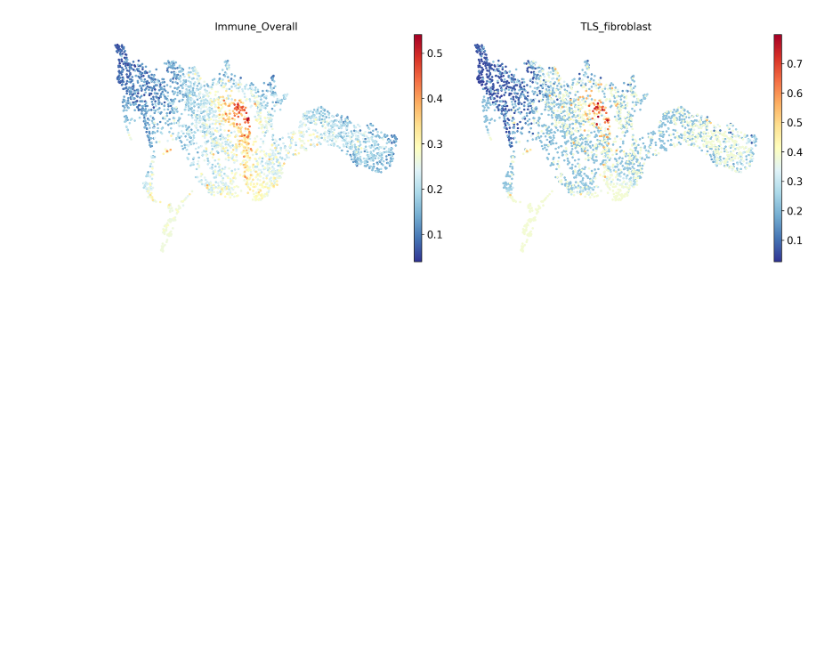
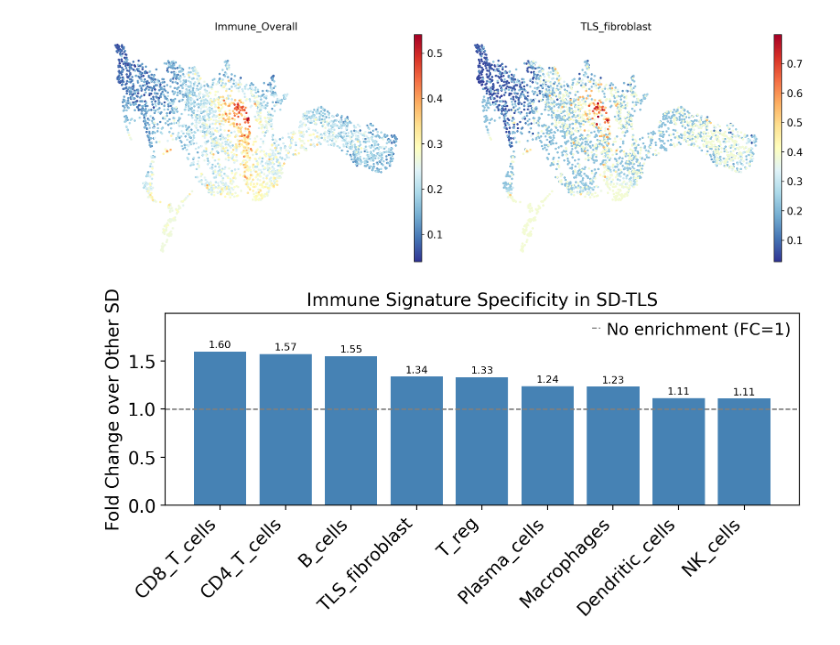
Before and after one commit to atticuszhou288-maker/Final-Project-of-Data-Science-for-Biology-and-Medicine, a Jupyter notebook: Spatial_Analysis.ipynb, the cells around one changed output. Drawn from its saved outputs; the diff is of its cells as text; code cells hidden in the pictures; blank space fills up the shorter version.

```diff
--- a/Spatial_Analysis.ipynb
+++ b/Spatial_Analysis.ipynb
@@ -336,3 +301,43 @@ plt.savefig('umap_immune_heatmap.png', dpi=150)
 plt.show()
 # %% [output]
 [figure]
+# %%
+adata = sc.read("train_valid_immune_analyzed.h5ad")
+import matplotlib.pyplot as plt
+import pandas as pd
+import numpy as np
+
+key_cts = ['CD8_T_cells', 'CD4_T_cells', 'T_reg', 'B_cells', 'Plasma_cells',
+           'NK_cells', 'Macrophages', 'Dendritic_cells', 'TLS_fibroblast']
+key_cts = [c for c in key_cts if c in adata.obs.columns]
+
+domain_means = adata.obs.groupby('spatial_domain')[key_cts].mean()
+global_means = domain_means.drop('SD-TLS').mean()
+tls_means = domain_means.loc['SD-TLS']
+
+enrichment_fc = tls_means / global_means
+
+enrichment_fc = enrichment_fc.sort_values(ascending=False)
+
+fig, ax = plt.subplots(figsize=(8, 4))
+bars = ax.bar(enrichment_fc.index, enrichment_fc.values, color='steelblue')
+ax.axhline(y=1.0, color='gray', linestyle='--', linewidth=1, label='No enrichment (FC=1)')
+ax.set_ylabel('Fold Change over Other SD')
+ax.set_title('Immune Signature Specificity in SD-TLS')
+ax.legend()
+
+ax.grid(False)
+
+max_val = enrichment_fc.values.max()
+for bar, val in zip(bars, enrichment_fc.values):
+    ax.text(bar.get_x() + bar.get_width()/2, bar.get_height() + 0.02,
+            f'{val:.2f}', ha='center', va='bottom', fontsize=8)
+
+ax.set_ylim(0, max_val * 1.25)
+
+plt.xticks(rotation=45, ha='right')
+plt.tight_layout()
+plt.savefig('TLS_enrichment_fold_change.pdf', dpi=150, bbox_inches='tight')
+plt.show()
+# %% [output]
+[figure, added]
```
Also changed, not shown: parts of 1 cell of this notebook.
